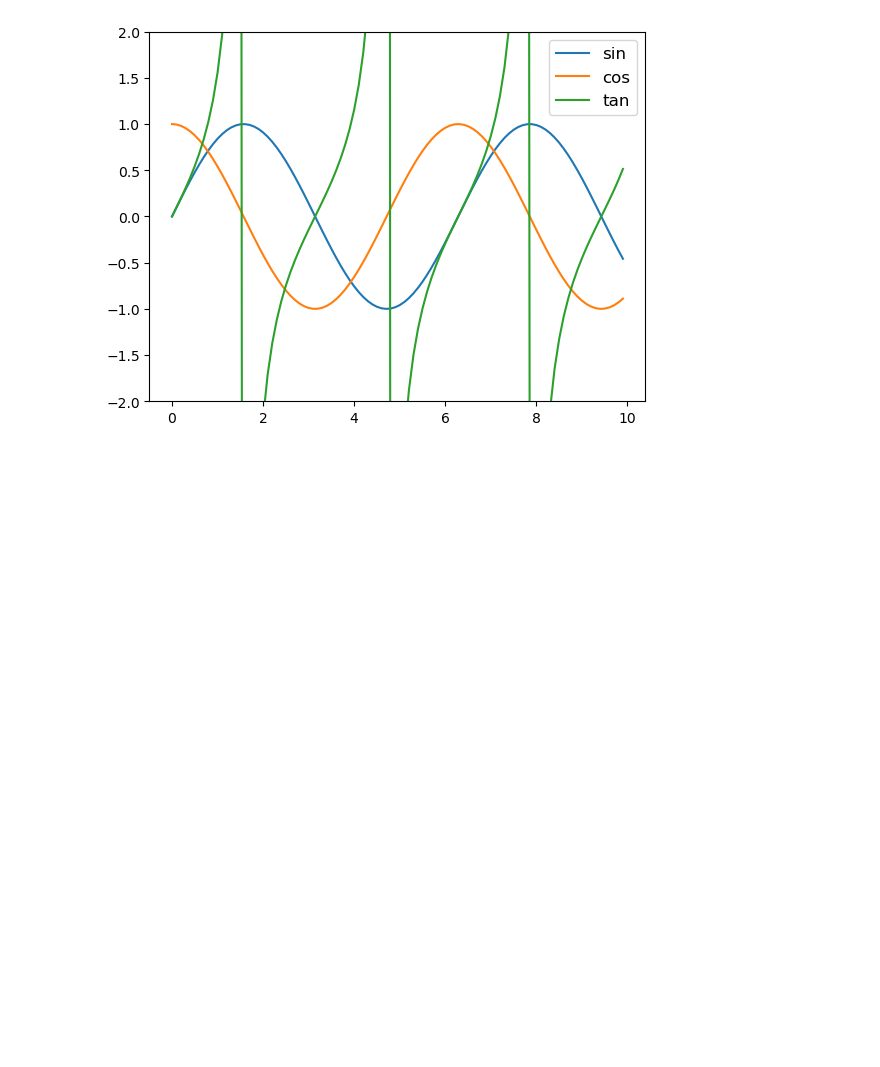
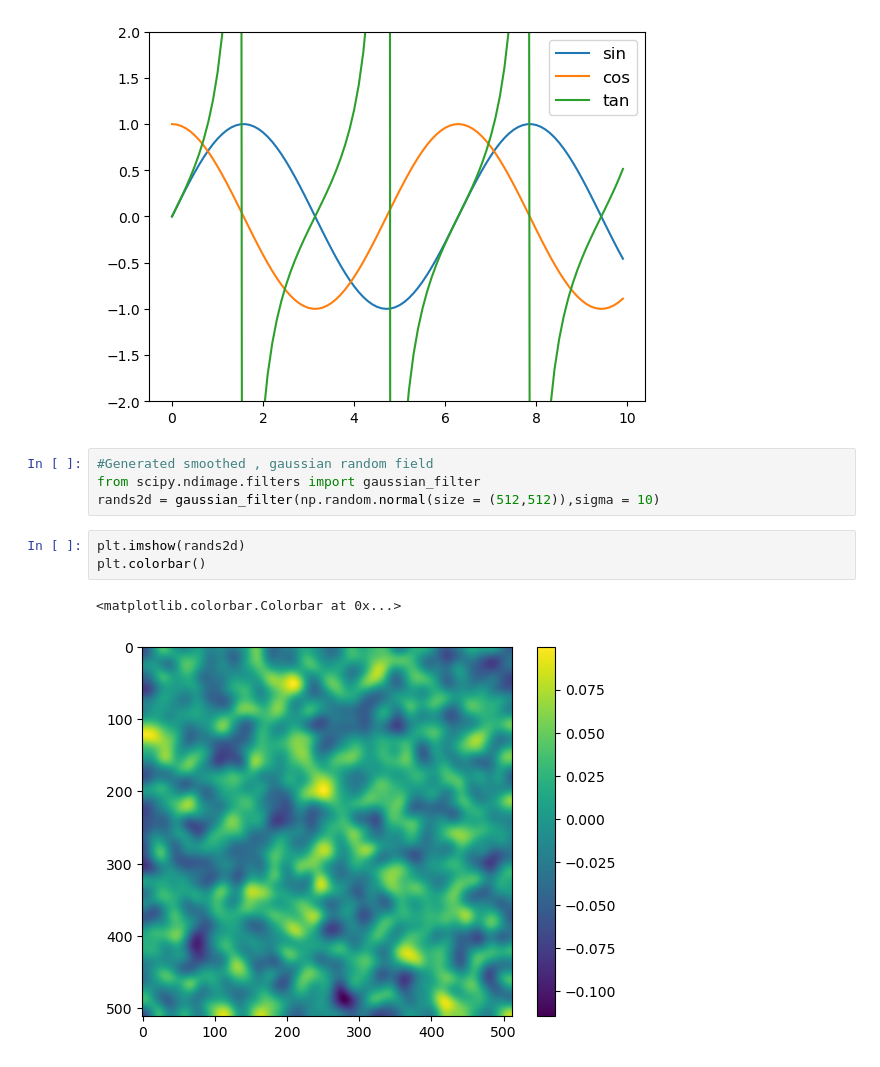
Before and after one commit to yashraj-shri17/GENERAL-STUFF, a Jupyter notebook: MatPlot-1.ipynb, the cells around one changed output. Cells and saved outputs as stored; diff of their text form; blank space fills up the shorter version.

```diff
--- a/MatPlot-1.ipynb
+++ b/MatPlot-1.ipynb
@@ -552,3 +552,13 @@ plt.ylim(-2,2)
 # %% [output]
 (-2.0, 2.0)
 [figure]
+# %%
+#Generated smoothed , gaussian random field
+from scipy.ndimage.filters import gaussian_filter
+rands2d = gaussian_filter(np.random.normal(size = (512,512)),sigma = 10)
+# %%
+plt.imshow(rands2d)
+plt.colorbar()
+# %% [output]
+<matplotlib.colorbar.Colorbar at 0x...>
+[figure, added]
```
Also changed, not shown: parts of 2 cells of this notebook.
